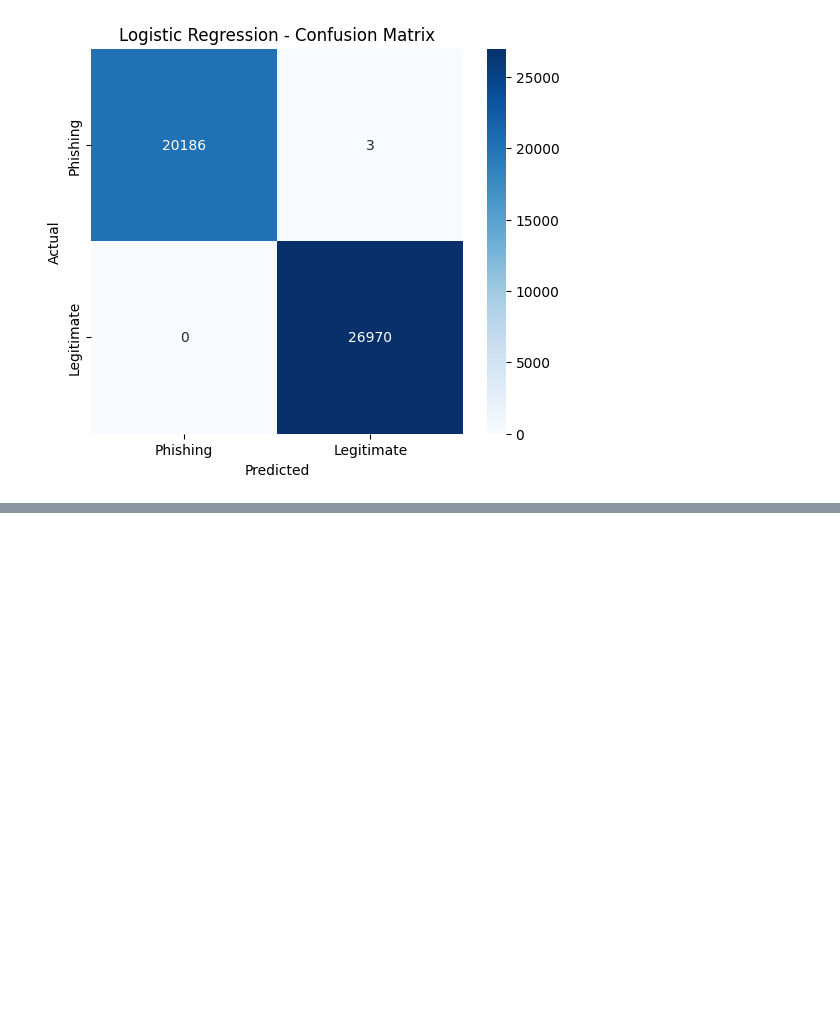
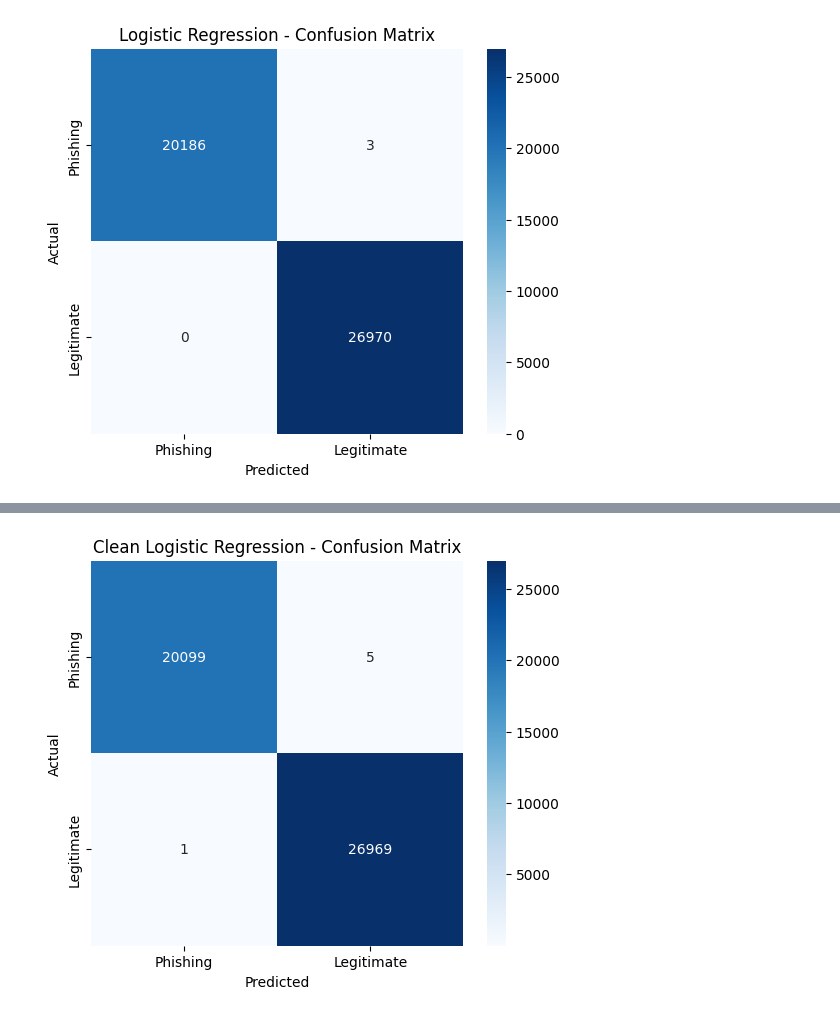
Before and after one commit to Aditya1112006/Phishing-Website-Detector, a Jupyter notebook: notebooks/01_dataset_exploration.ipynb, the cells around one changed output, grey strips where cells are left out. Saved outputs shown, nothing was run; the diff lists cells and outputs as text; code cells hidden in the pictures; blank space fills up the shorter version.

Commit message:
Complete phishing model training and save final model

```diff
--- a/notebooks/01_dataset_exploration.ipynb
+++ b/notebooks/01_dataset_exploration.ipynb
@@ -595,0 +737,8 @@ plt.show()
+# %%
+text_columns = ["URL", "Domain", "TLD", "Title"]
+
+X_train_num_clean = X_train_clean.drop(columns=text_columns)
+X_test_num_clean = X_test_clean.drop(columns=text_columns)
+
+print("Training numerical features:", X_train_num_clean.shape)
+print("Testing numerical features :", X_test_num_clean.shape)
@@ -595,0 +813,14 @@ plt.show()
+# %%
+from sklearn.linear_model import LogisticRegression
+
+model_lr_clean = LogisticRegression(
+    max_iter=1000,
+    random_state=42
+)
+
+model_lr_clean.fit(
+    X_train_scaled_clean,
+    y_train_clean
+)
+
+print("Clean Logistic Regression model trained successfully!")
@@ -595,0 +829,5 @@ plt.show()
+# %%
+y_pred_lr_clean = model_lr_clean.predict(X_test_scaled_clean)
+
+print("Predictions completed!")
+print("Number of predictions:", len(y_pred_lr_clean))
@@ -595,0 +890,20 @@ plt.show()
+# %%
+cm_clean = confusion_matrix(y_test_clean, y_pred_lr_clean)
+
+plt.figure(figsize=(6, 5))
+
+sns.heatmap(
+    cm_clean,
+    annot=True,
+    fmt="d",
+    cmap="Blues",
+    xticklabels=["Phishing", "Legitimate"],
+    yticklabels=["Phishing", "Legitimate"]
+)
+
+plt.xlabel("Predicted")
+plt.ylabel("Actual")
+plt.title("Clean Logistic Regression - Confusion Matrix")
+plt.show()
+# %% [output]
+[figure, added]
```
Also changed, not shown: parts of 46 cells of this notebook.
